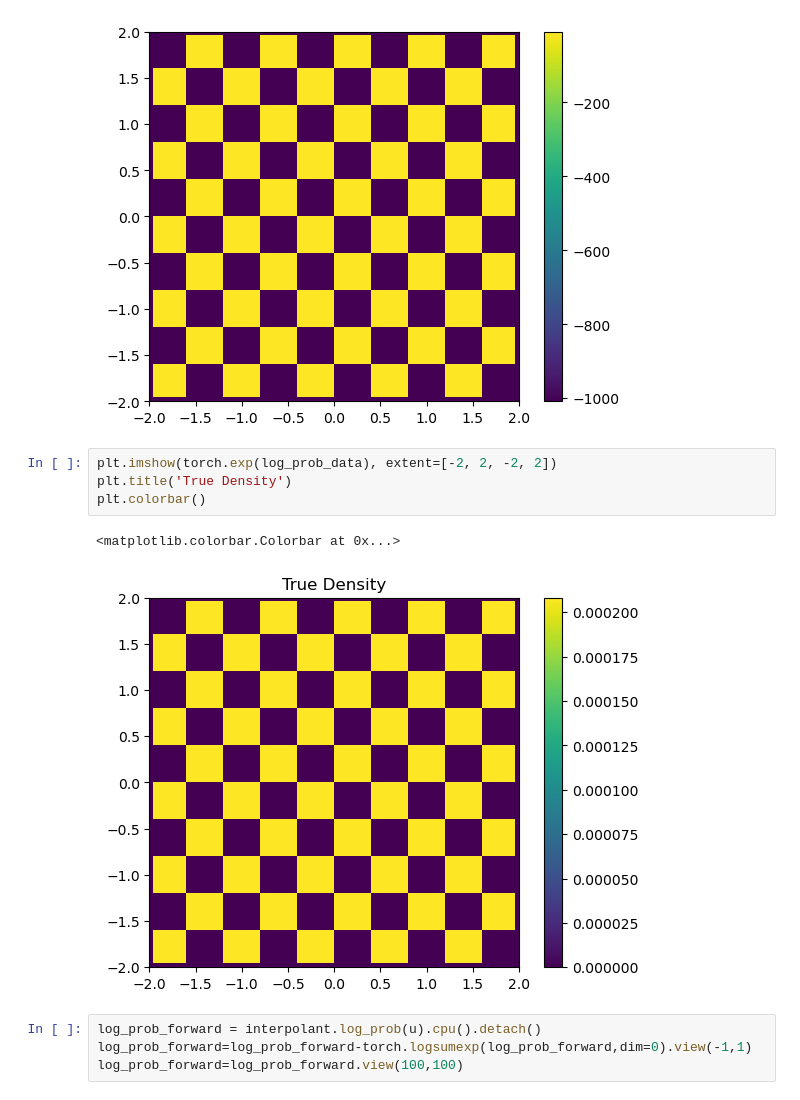
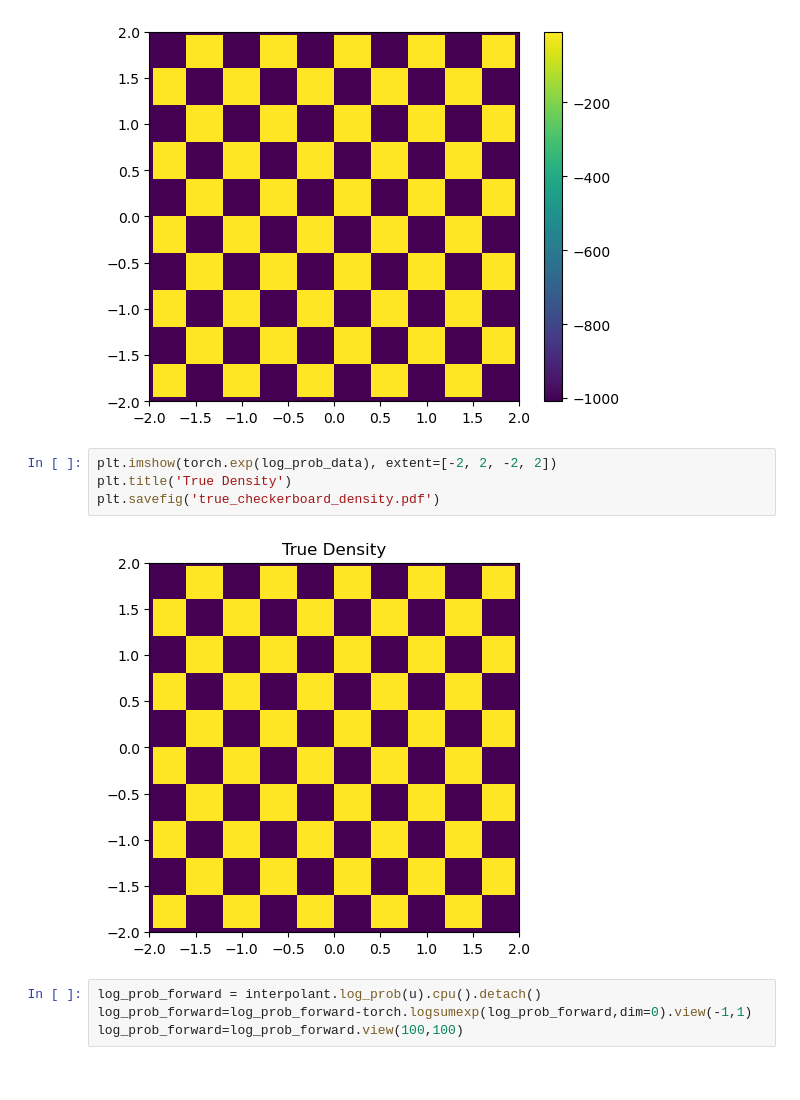
Before and after one commit to RishalAggarwal/BoltzNCE, a Jupyter notebook: BoltzNCE/notebooks/toy_systems.ipynb, the cells around one changed output. Cells and saved outputs as stored; diff of their text form.

```diff
--- a/BoltzNCE/notebooks/toy_systems.ipynb
+++ b/BoltzNCE/notebooks/toy_systems.ipynb
@@ -386,10 +387,9 @@ plt.colorbar()
 # %%
 plt.imshow(torch.exp(log_prob_data), extent=[-2, 2, -2, 2])
 plt.title('True Density')
-plt.colorbar()
+plt.savefig('true_checkerboard_density.pdf')
 # %% [output]
-<matplotlib.colorbar.Colorbar at 0x...>
-[figure, old version]
+[figure, new version]
 # %%
 log_prob_forward = interpolant.log_prob(u).cpu().detach()
 log_prob_forward=log_prob_forward-torch.logsumexp(log_prob_forward,dim=0).view(-1,1)
```
Also changed, not shown: parts of 11 cells of this notebook, 5 other files.
